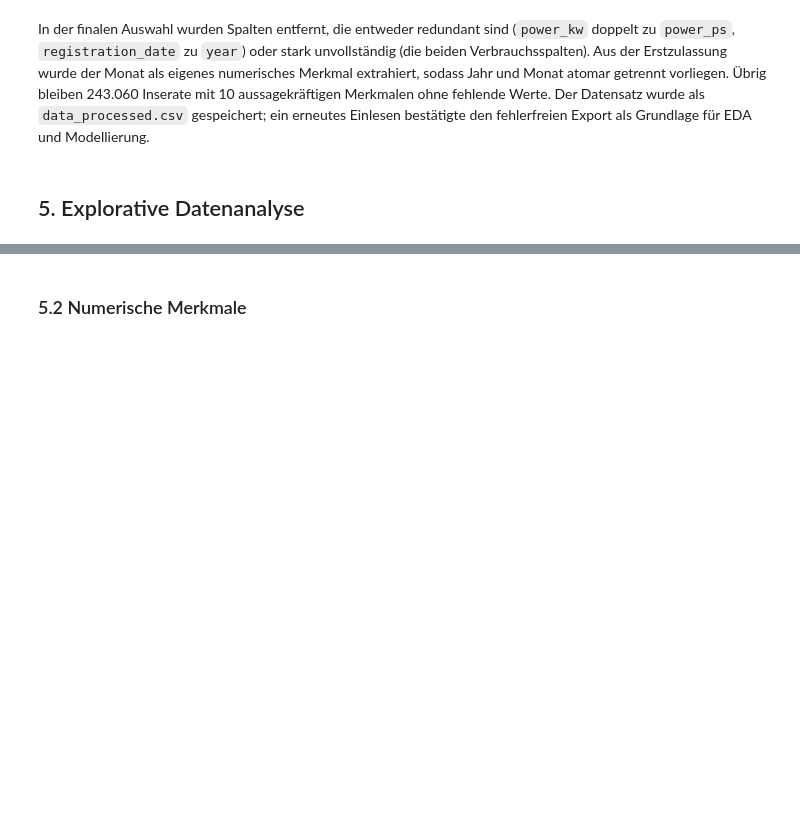
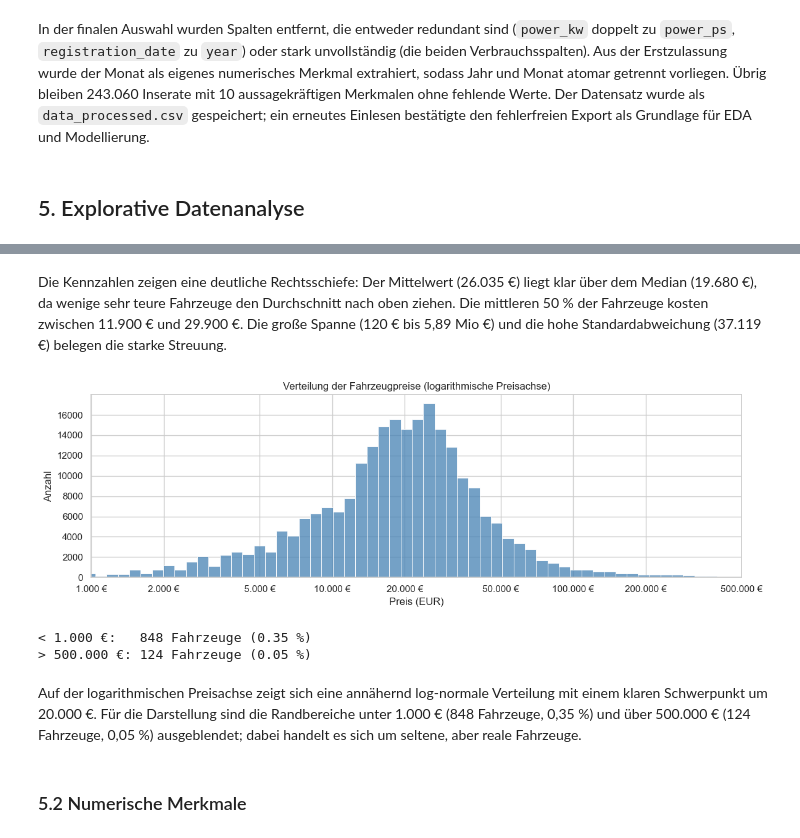
Before and after one commit to 1Zippel4/preisanalyse-autoscout24, a Jupyter notebook: notebooks/01_eda.ipynb, the cells around one changed output, grey strips where cells are left out. Saved outputs shown, nothing was run; the diff lists cells and outputs as text; code cells hidden in the pictures; blank space fills up the shorter version.

```diff
--- a/notebooks/01_eda.ipynb
+++ b/notebooks/01_eda.ipynb
@@ -24,9 +25,12 @@ Als Zielvariable dient der Angebotspreis (`price_in_euro`).
 ## 2. Setup
 # %%
 # Imports
+from pickle import TRUE
+
 import pandas as pd
 import numpy as np
 import matplotlib.pyplot as plt
+import matplotlib.ticker as mticker
 import seaborn as sns
 from pathlib import Path
 
@@ -38,10 +42,5 @@ pd.set_option("display.max_columns", None)
 # relative Pfade (reproduzierbar)
 DATA_RAW = Path("../data/raw/data.csv")
 DATA_PROCESSED = Path("../data/processed/data_processed.csv")
-IMG_DIR = Path("../images")
-IMG_DIR.mkdir(exist_ok=True)
-
-# Daten laden
-df = pd.read_csv(DATA_RAW)
-print("Shape:", df.shape)
-df.head(20)
+IMG_DIR = Path("../images/eda")
+IMG_DIR.mkdir(parents=True ,exist_ok=True)
@@ -393,2 +468,40 @@ Grundlage für EDA und Modellierung.
+# %% [markdown]
+Die Kennzahlen zeigen eine deutliche Rechtsschiefe: Der Mittelwert (26.035 €)
+liegt klar über dem Median (19.680 €), da wenige sehr teure Fahrzeuge den
+Durchschnitt nach oben ziehen. Die mittleren 50 % der Fahrzeuge kosten zwischen
+11.900 € und 29.900 €. Die große Spanne (120 € bis 5,89 Mio €) und die hohe
+Standardabweichung (37.119 €) belegen die starke Streuung.
+# %%
+plt.figure(figsize=(12, 4))
+ax = sns.histplot(df_clean["price_in_euro"], bins=100, log_scale=True, color="steelblue")
+
+ticks = [1000, 2000, 5000, 10000, 20000, 50000, 100000, 200000, 500000]
+ax.set_xticks(ticks)
+ax.set_xlim(1000, 500000)
+ax.xaxis.set_major_formatter(mticker.FuncFormatter(lambda x, _: euro(x, 0)))
+
+plt.title("Verteilung der Fahrzeugpreise (logarithmische Preisachse)")
+plt.xlabel("Preis (EUR)")
+plt.ylabel("Anzahl")
+plt.tight_layout()
+plt.savefig(IMG_DIR / "01_preisverteilung.png", dpi=150, bbox_inches="tight")
+plt.show()
+# %% [output]
+[figure, added]
+# %%
+# Ausgeblendete Randbereiche: Anzahl und Anteil
+unter = df_clean["price_in_euro"] < 1000
+ueber = df_clean["price_in_euro"] > 500000
+print(f"< 1.000 €:   {unter.sum()} Fahrzeuge ({unter.mean()*100:.2f} %)")
+print(f"> 500.000 €: {ueber.sum()} Fahrzeuge ({ueber.mean()*100:.2f} %)")
+# %% [output]
+< 1.000 €:   848 Fahrzeuge (0.35 %)
+> 500.000 €: 124 Fahrzeuge (0.05 %)
+# %% [markdown]
+Auf der logarithmischen Preisachse zeigt sich eine annähernd log-normale
+Verteilung mit einem klaren Schwerpunkt um 20.000 €. Für die Darstellung sind
+die Randbereiche unter 1.000 € (848 Fahrzeuge, 0,35 %) und über 500.000 €
+(124 Fahrzeuge, 0,05 %) ausgeblendet; dabei handelt es sich um seltene, aber
+reale Fahrzeuge.
 # %% [markdown]
 ### 5.2 Numerische Merkmale
```
Also changed, not shown: parts of 22 cells of this notebook, 14 other files.
